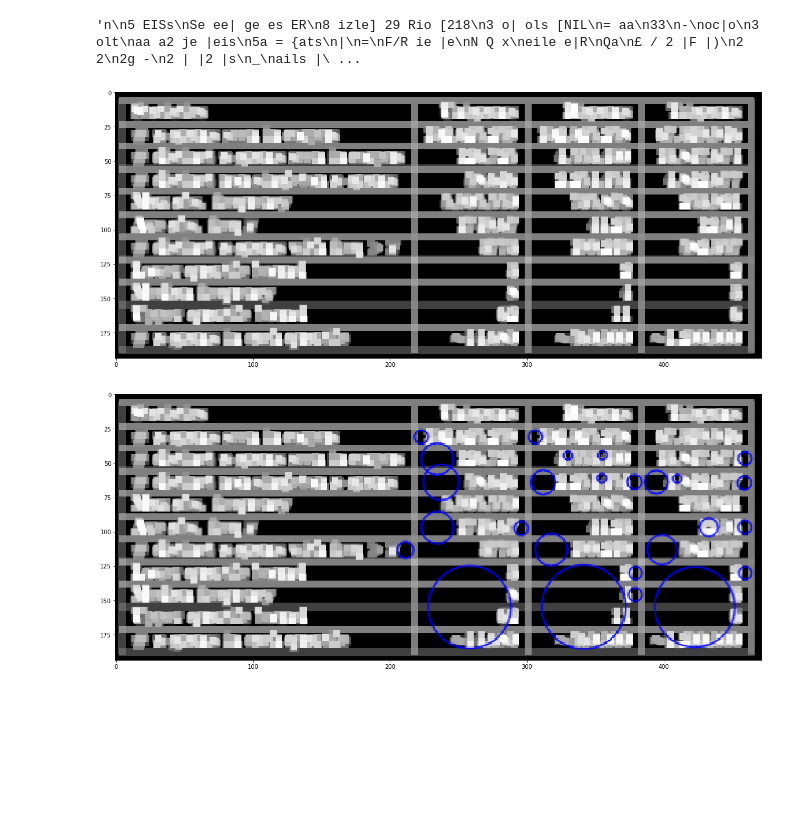
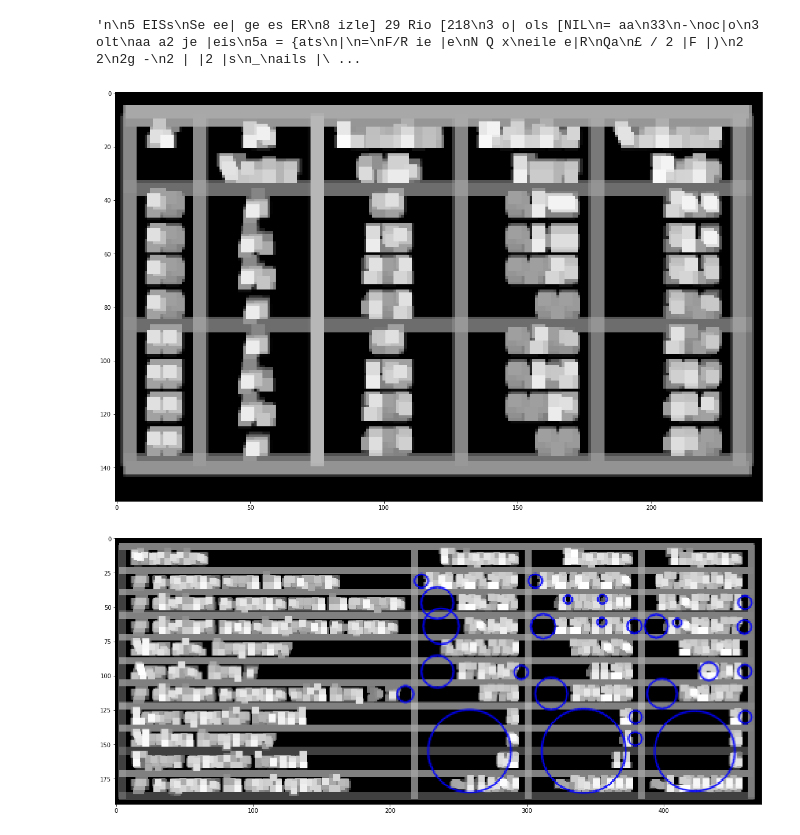
Before and after one commit to DashKonnect/axis_hack, a Jupyter notebook: preprocess.ipynb, the cells around one changed output. Saved outputs shown, nothing was run; the diff lists cells and outputs as text; code cells hidden in the pictures; blank space fills up the shorter version.

```diff
--- a/preprocess.ipynb
+++ b/preprocess.ipynb
@@ -59,10 +61,10 @@ pytesseract.image_to_string(image, config='--psm 5')
 # %% [output]
 'n\n5 EISs\nSe ee| ge es ER\n8 izle] 29 Rio [218\n3 o| ols [NIL\n= aa\n33\n-\noc|o\n3 olt\naa a2 je |eis\n5a = {ats\n|\n=\nF/R ie |e\nN Q x\neile e|R\nQa\n£ / 2 |F |)\n2 2\n2g -\n2 | |2 |s\n_\nails |\ ...
 # %%
-image = cv2.imread(files[-3], cv2.COLOR_BGR2GRAY)
+image = cv2.imread(files[-4], cv2.COLOR_BGR2GRAY)
 plot(image)
 # %% [output]
-[figure, old version]
+[figure, new version]
 # %%
 # Set up the detector with default parameters.
 detector = cv2.SimpleBlobDetector_create()
```
Also changed, not shown: parts of 2 cells of this notebook, 3 other files.
